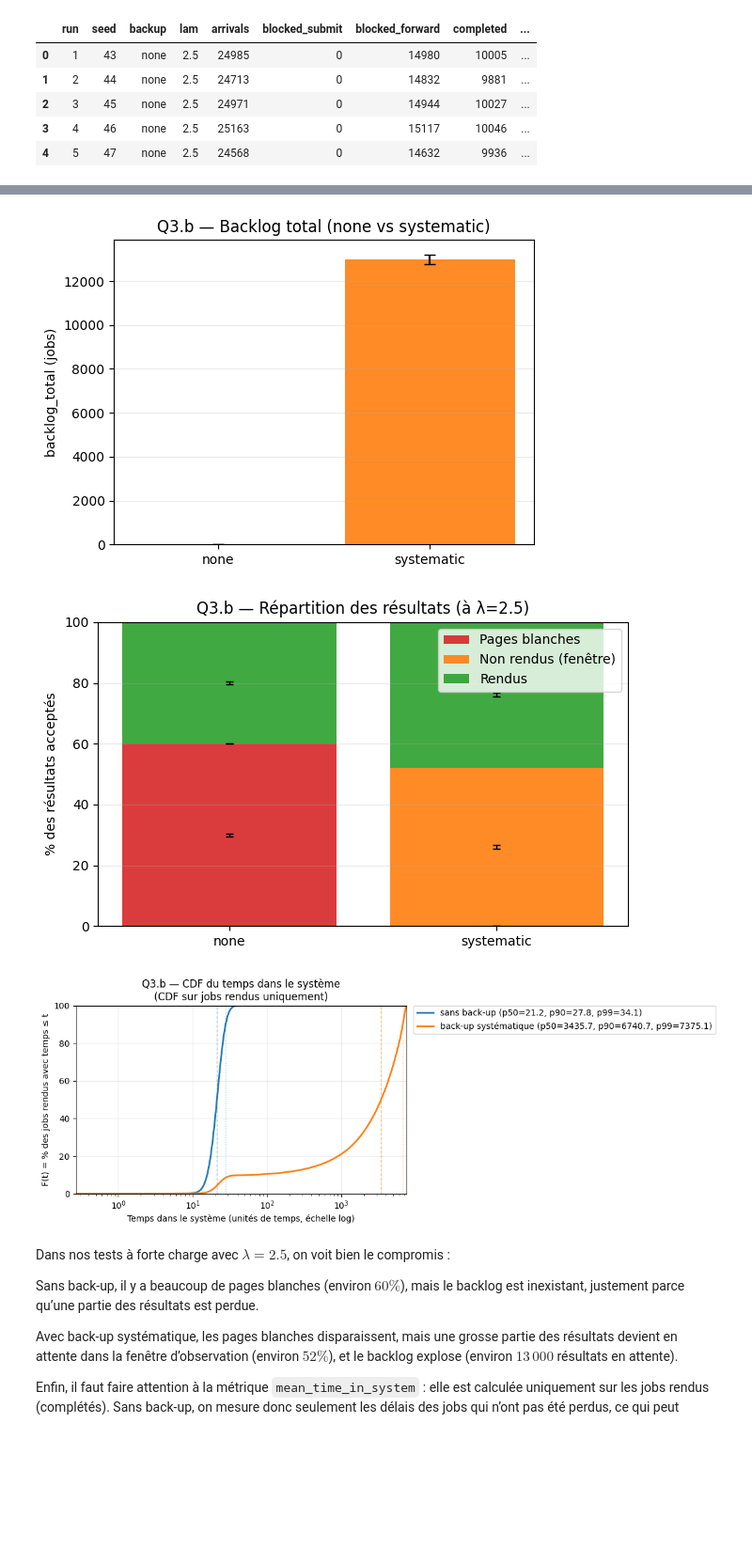
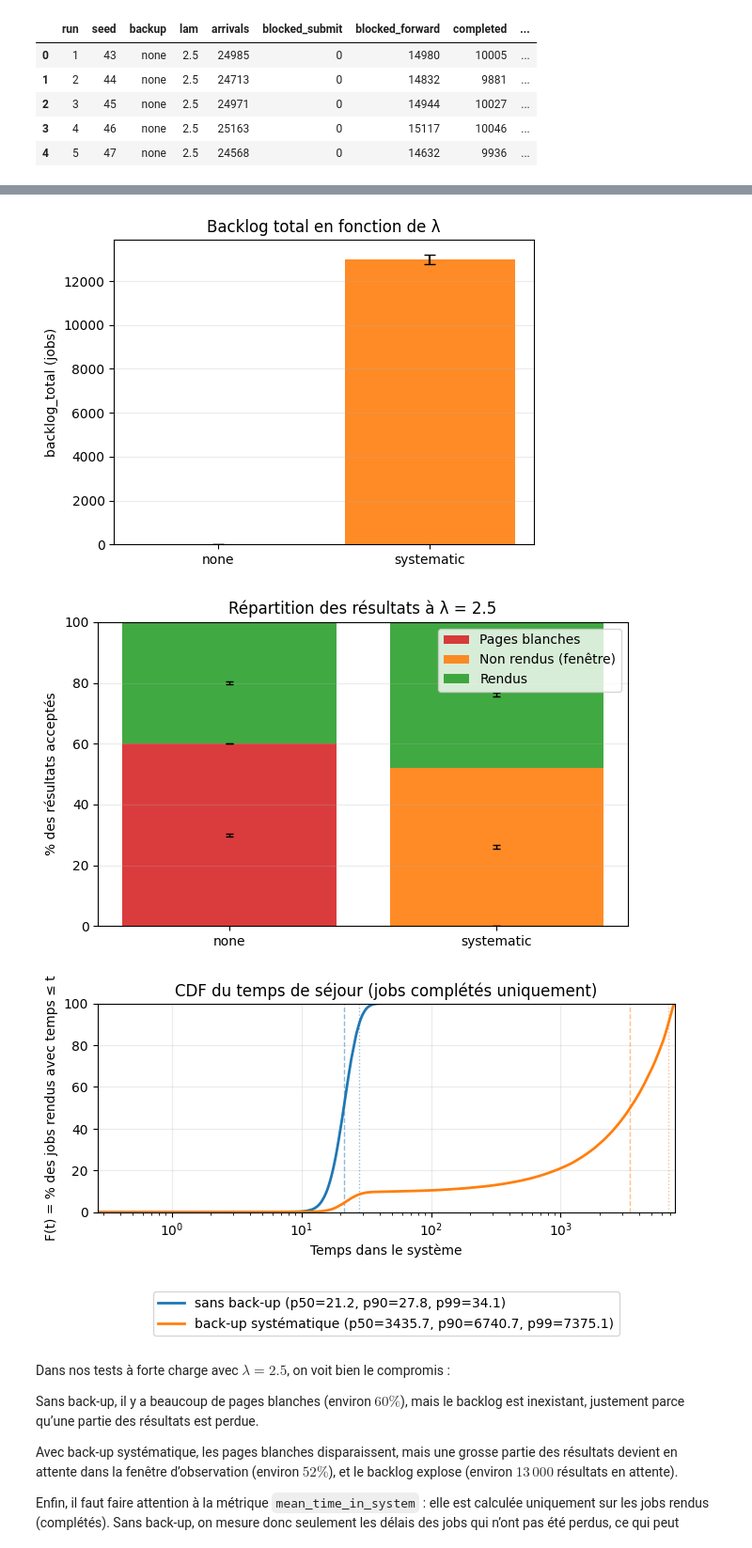
Before and after one commit to InfernalPumkin/Ero2, a Jupyter notebook: question.ipynb, the cells around one changed output, grey strips where cells are left out. Shown at 94% size. Cells and saved outputs as stored; diff of their text form; code cells hidden in the pictures; blank space fills up the shorter version.

```diff
--- a/question.ipynb
+++ b/question.ipynb
@@ -414,19 +408,19 @@ Wrote: results/q3aA_systematic_summary.csv
 # %%
-# Analyse + plot (moyenne et écart-type de rate_blocked_forward)
+"""Q3.a — Analyse le CSV combiné de la cellule précédente, calcule mean±std de `rate_blocked_forward` par (λ, policy), trace une courbe avec barres d'erreur et enregistre un PNG.
+Affiche aussi un tableau récapitulatif.
+"""
 
 import os
 import numpy as np
 import matplotlib.pyplot as plt
 
-df_none = pd.read_csv(none_csv)
-df_sys = pd.read_csv(sys_csv)
-df = pd.concat([df_none, df_sys], ignore_index=True)
+summary_csv = os.path.join(OUT_DIR, f"{OUT_PREFIX}_summary.csv")
+df = pd.read_csv(summary_csv)
 
-metric = "rate_blocked_forward"  # page blanche
+metric = "rate_blocked_forward"
 g = df.groupby(["lam", "backup"])[metric]
 stats = g.agg(["mean", "std", "count"]).reset_index().sort_values(["backup", "lam"])
 
-# Mise en % (rate_* est une proportion dans [0,1])
 stats["mean_pct"] = 100.0 * stats["mean"]
 stats["std_pct"] = 100.0 * stats["std"].fillna(0.0)
 
@@ -434,13 +428,12 @@ plt.figure(figsize=(7, 4))
 for backup, sub in stats.groupby("backup"):
     plt.errorbar(sub["lam"], sub["mean_pct"], yerr=sub["std_pct"], marker="o", capsize=3, linewidth=2, label=backup)
 
-plt.title("Q3.a — Effet du back-up sur la proportion de pages blanches")
+plt.title("Taux de pages blanches en fonction du taux d’arrivée λ")
 plt.xlabel(r"$\lambda$ (jobs / unité de temps de simulation)")
-plt.ylabel("Pages blanches = rate_blocked_forward (%)")
+plt.ylabel("Pages blanches (%)")
 plt.grid(True, alpha=0.25)
-plt.legend(title="backup")
+plt.legend(title="Politique de back-up")
 
-# Faire démarrer l'axe des x à 0 (avec un point à λ=0)
 xvals = sorted(stats["lam"].unique().tolist())
 plt.xlim(0, float(max(xvals)))
 plt.xticks(xvals)
@@ -451,7 +444,6 @@ plot_path = os.path.join(OUT_DIR, f"{OUT_PREFIX}_rate_blocked_forward.png")
 plt.savefig(plot_path, dpi=200)
 print("Wrote:", plot_path)
 
-# Tableau récapitulatif (optionnel)
 tab = stats.pivot(index="lam", columns="backup", values="mean_pct").reset_index()
 tab = tab.rename(columns={"none": "none_mean_pct", "systematic": "systematic_mean_pct"})
 if "none_mean_pct" in tab.columns and "systematic_mean_pct" in tab.columns:
@@ -598,7 +589,8 @@ df_q3b.head()
 | 3 | 4 | 46 | none | 2.5 | 25163 | 0 | 15117 | 10046 | ... |
 | 4 | 5 | 47 | none | 2.5 | 24568 | 0 | 14632 | 9936 | ... |
 # %%
-# Q3.b — Analyse : graphes + tableau récapitulatif
+"""Q3.b — À partir de `df_q3b` et `df_q3b_jobs`, génère 3 graphes (backlog_total, répartition blanks/pending/delivered, CDF du temps dans le système), sauvegarde les PNG dans `results/` et affiche un tableau récapitulatif.
+"""
 
 import os
 import pandas as pd
@@ -610,7 +602,6 @@ order = ["none", "systematic"]
 def _mean_std(df: pd.DataFrame, metric: str) -> pd.DataFrame:
     return df.groupby("backup")[metric].agg(["mean", "std"]).reindex(order)
 
-# Graphe A — backlog_total (jobs)
 sub = _mean_std(df_q3b, "backlog_total")
 means = sub["mean"].to_numpy(dtype=float)
 stds = sub["std"].fillna(0.0).to_numpy(dtype=float)
@@ -620,15 +611,14 @@ fig1, ax1 = plt.subplots(figsize=(5.5, 4))
 ax1.bar(x, means, yerr=stds, capsize=4, color=["#1f77b4", "#ff7f0e"], alpha=0.9)
 ax1.set_xticks(x)
 ax1.set_xticklabels(order)
-ax1.set_title("Q3.b — Backlog total (none vs systematic)")
-ax1.set_ylabel("backlog_total (jobs)")
+ax1.set_title("Backlog total en fonction de λ")
+ax1.set_ylabel("Backlog total (jobs)")
 ax1.grid(True, axis="y", alpha=0.25)
 fig1.tight_layout()
 path1 = os.path.join(OUT_DIR, "q3b_backlog_total.png")
 fig1.savefig(path1, dpi=200)
 print("Wrote:", path1)
 
-# Graphe B — Répartition des résultats (en %) : blanks / pending / delivered
 parts = [
     ("blank_rate_pct", "Pages blanches", "#d62728"),
     ("pending_rate_pct", "Non rendus (fenêtre)", "#ff7f0e"),
@@ -638,7 +628,6 @@ parts = [
 means_parts = {m: _mean_std(df_q3b, m)["mean"].to_numpy(dtype=float) for (m, _, _) in parts}
 stds_parts = {m: _mean_std(df_q3b, m)["std"].fillna(0.0).to_numpy(dtype=float) for (m, _, _) in parts}
 
-# Sanity check : blank + pending + delivered ≈ 100%
 check = (
     pd.DataFrame({k: v for k, v in means_parts.items()}, index=order)
     .assign(sum_pct=lambda d: d.sum(axis=1))
@@ -657,7 +646,7 @@ for metric, label, color in parts:
 
 ax2.set_xticks(x)
 ax2.set_xticklabels(order)
-ax2.set_title("Q3.b — Répartition des résultats (à λ=2.5)")
+ax2.set_title("Répartition des résultats à λ = 2.5")
 ax2.set_ylabel("% des résultats acceptés")
 ax2.set_ylim(0, 100)
 ax2.grid(True, axis="y", alpha=0.25)
@@ -667,10 +656,9 @@ path2 = os.path.join(OUT_DIR, "q3b_result_distribution.png")
 fig2.savefig(path2, dpi=200)
 print("Wrote:", path2)
 
-# Courbe CDF — temps dans le système des jobs rendus (complétés)
 fig3, ax3 = plt.subplots(figsize=(7, 4))
 pct_rows = []
-draw_percentile_lines = True  # optionnel
+draw_percentile_lines = True
 label_map = {"none": "sans back-up", "systematic": "back-up systématique"}
 for backup in order:
     times = df_q3b_jobs.loc[df_q3b_jobs["backup"] == backup, "time_in_system"].to_numpy(dtype=float)
@@ -688,8 +676,8 @@ for backup in order:
         ax3.axvline(p50, color=c, linestyle="--", alpha=0.5, linewidth=1)
         ax3.axvline(p90, color=c, linestyle=":", alpha=0.5, linewidth=1)
 
-ax3.set_title("Q3.b — CDF du temps dans le système\n(CDF sur jobs rendus uniquement)")
-ax3.set_xlabel("Temps dans le système (unités de temps, échelle log)")
+ax3.set_title("CDF du temps de séjour (jobs complétés uniquement)")
+ax3.set_xlabel("Temps dans le système")
 ax3.set_ylabel("F(t) = % des jobs rendus avec temps ≤ t")
 ax3.set_xscale("log")
 all_times = df_q3b_jobs["time_in_system"].to_numpy(dtype=float)
@@ -698,15 +686,20 @@ if all_times.size:
     ax3.set_xlim(left=float(all_times.min()), right=float(all_times.max()))
 ax3.set_ylim(0, 100)
 ax3.grid(True, alpha=0.25)
-ax3.legend(bbox_to_anchor=(1.02, 1), loc="upper left", borderaxespad=0)
-fig3.tight_layout(rect=[0, 0, 0.78, 1])
+ax3.legend(
+    loc="upper center",
+    bbox_to_anchor=(0.5, -0.35),
+    ncol=1,
+    frameon=True,
+)
+fig3.tight_layout()
+fig3.subplots_adjust(bottom=0.35)
 path3 = os.path.join(OUT_DIR, "q3b_cdf_time_in_system.png")
-fig3.savefig(path3, dpi=200)
+fig3.savefig(path3, dpi=200, bbox_inches="tight")
 print("Wrote:", path3)
 
 pd.DataFrame(pct_rows).round(3)
 
-# Tableau récapitulatif : inclut les taux "utilisateur" (indépendants des seuls complétés)
 table_metrics = [
     ("backlog_total", "jobs", ""),
     ("blank_rate_pct", "%", ""),
@@ -745,13 +738,13 @@ Wrote: results/q3b_cdf_time_in_system.png
 |  | metric | unit | note | none_mean | none_std | systematic_mean | systematic_std | gain_systematic_minus_none |
 | 0 | backlog_total | jobs |  | 0.000 | 0.000 | 12989.000 | 224.157 | 12989.000 |
 | 1 | blank_rate_pct | % |  | 59.914 | 0.541 | 0.000 | 0.000 | -59.914 |
 | 2 | pending_rate_pct | % |  | 0.000 | 0.000 | 51.996 | 0.613 | 51.996 |
 | 3 | delivered_rate_pct | % |  | 40.086 | 0.541 | 48.004 | 0.613 | 7.918 |
 | 4 | mean_time_in_system | unités de temps | calculé sur complétés | 21.535 | 0.224 | 3466.393 | 50.639 | 3444.858 |
 | 5 | var_time_in_system | unités de temps² | calculé sur complétés | 22.939 | 1.144 | 5540563.969 | 144084.457 | 5540541.031 |
-[figure, old version]
+[figure, new version]
-[figure, old version]
+[figure, new version]
-[figure, old version]
+[figure, new version]
 # %% [markdown]
 Dans nos tests à forte charge avec $\lambda=2.5$, on voit bien le compromis :
 
```
Also changed, not shown: parts of 9 cells of this notebook.
